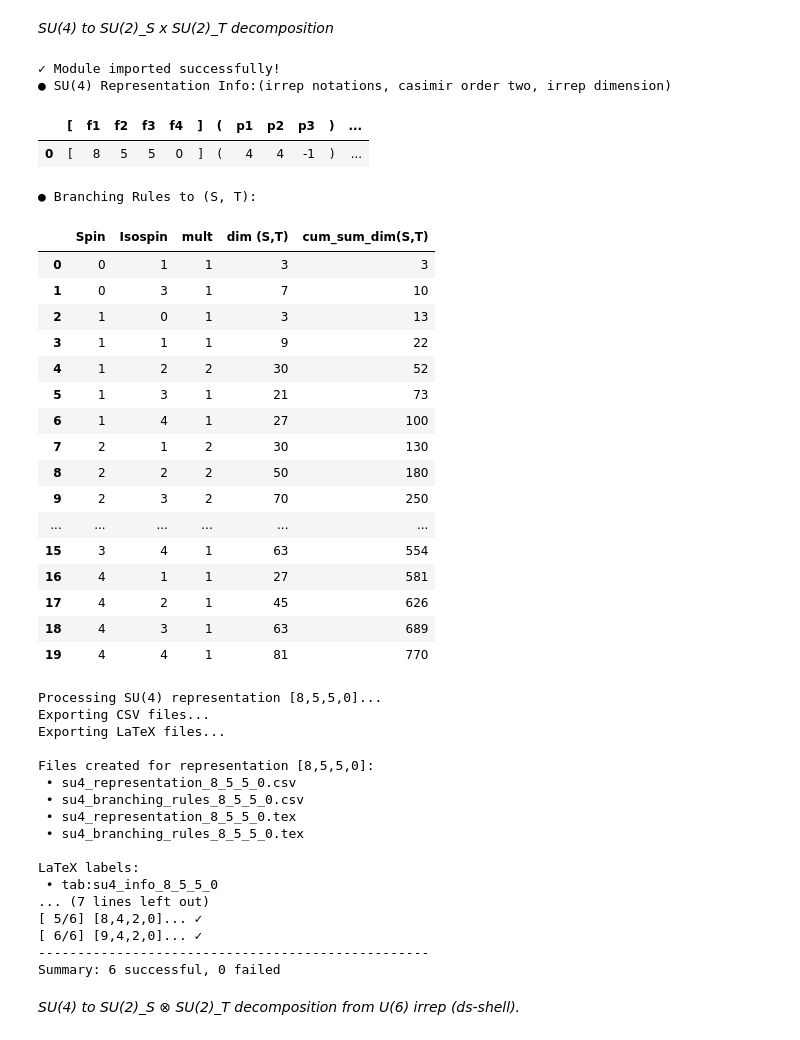
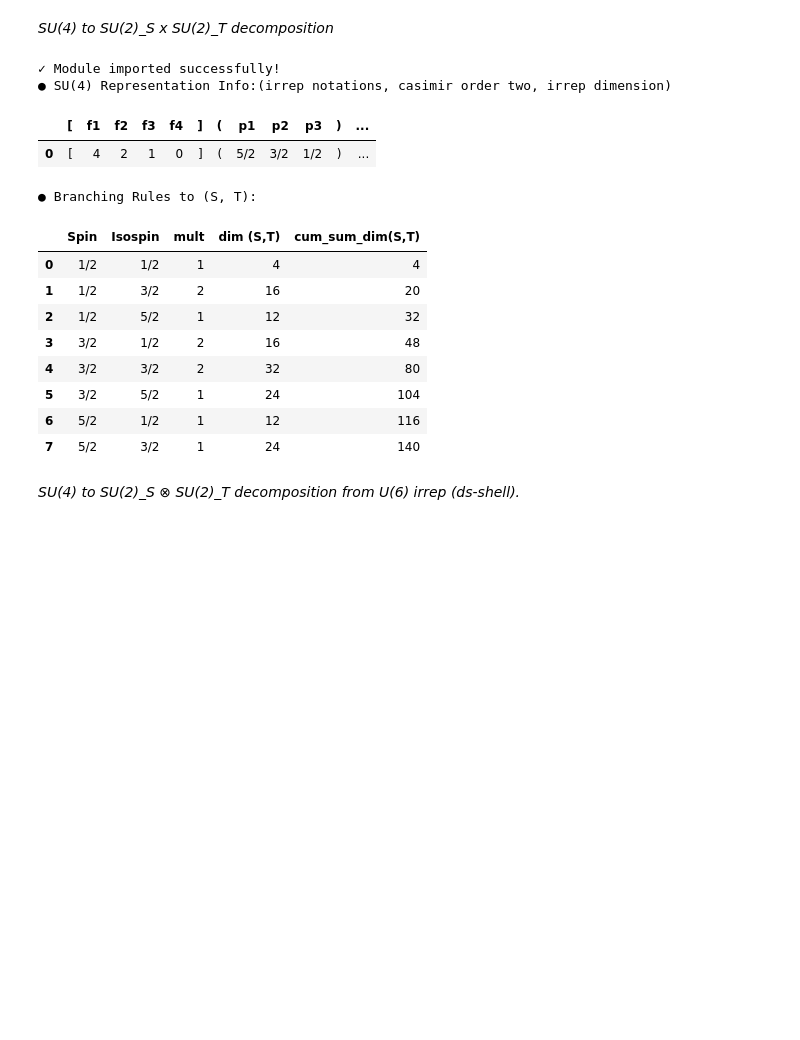
Before and after one commit to GFN-UdeA/su4-branching, a Jupyter notebook: su4branching_test.ipynb, the cells around one changed output. Drawn from its saved outputs; the diff is of its cells as text; code cells hidden in the pictures; blank space fills up the shorter version.

```diff
--- a/su4branching_test.ipynb
+++ b/su4branching_test.ipynb
@@ -5,81 +5,56 @@
 ## Calculate  SU(4) to SU(2)_S x SU(2)_T decomposition                                                 ##
 ##                                                                                                     ##
 ## Args:                                                                                               ##
-##        SU$_irrep: Valid U(6) irrep (4 non-increasing non-negative integers:f1,f2,f3,f4)             ##
+##       irrep (4 non-increasing non-negative integers:f1,f2,f3,f4)                                    ##
 ##                                                                                                     ##
 ##    Returns:                                                                                         ##
 ##        DataFrame with quantum numbers and dimensions                                                ##
 ##                                                                                                     ##
 ##    Developed by J.P. Valencia Valencia, S. Cordoba and R. Henao                                     ##
 #########################################################################################################
 import os, sys
-module_path = os.path.abspath("/home/pvalen/su4-branching/su4_branching") #<-----use the path to modules
+module_path = os.path.abspath("/home/pvalen/su4-branching/su4_branching") #<---use the path to modules
 if module_path not in sys.path:
     sys.path.append(module_path)
 import su4_branching
-#from su4_branching import racah_su4_to_st, u6_to_su4_irrep
 print("✓ Module imported successfully!")
 import numpy as np
 import pandas as pd
 pd.set_option('display.max_rows', None)
 pd.set_option('display.max_columns', None)
 pd.set_option('future.no_silent_downcasting', True)
 
 from su4_export import export_su4_with_labels, export_multiple_representations
 from pathlib import Path
 from typing import Tuple
 from fractions import Fraction
-# ----- ---------------------------------------------------------#<------ COMPUTE THE DATA -------------
-f1, f2, f3, f4 = 8,5,5,0                                    # <-- choose your representation here
+# ----- ---------------------------------------------------------
+#<------ COMPUTE THE DATA -------------
+f1, f2, f3, f4 = 4,2,1,0                                         # <-- choose your representation here
 su4_df, st_df   = su4_branching.racah_su4_to_st(f1, f2, f3, f4)  # <--show the dataframe
 
 ###-------------------------------export-representation to fomat latex-cvs------------------
 ### Single representation
-files = export_su4_with_labels(f1, f2, f3, f4, su4_branching)    #<-only one representation
+#files = export_su4_with_labels(f1, f2, f3, f4, su4_branching)    #<-only one representation
 
 ### Multiple representations
-reps = [(5,1,0,0),(4,2,0,0),(4,1,1,0),(5,3,2,0), (8,4,2,0), (9,4,2,0)]
-results = export_multiple_representations(reps, su4_branching)  #<---multiple representations
+#reps = [(4,2,0,0),(4,2,0,0),(4,1,1,0),(5,3,2,0), (8,4,2,0), (9,4,2,0)]
+#results = export_multiple_representations(reps, su4_branching)  #<---multiple representations
 # %% [output]
 ✓ Module imported successfully!
 ● SU(4) Representation Info:(irrep notations, casimir order two, irrep dimension)
 |  | [ | f1 | f2 | f3 | f4 | ] | ( | p1 | p2 | p3 | ) | ... |
-| 0 | [ | 8 | 5 | 5 | 0 | ] | ( | 4 | 4 | -1 | ) | ... |
+| 0 | [ | 4 | 2 | 1 | 0 | ] | ( | 5/2 | 3/2 | 1/2 | ) | ... |
 ● Branching Rules to (S, T):
 |  | Spin | Isospin | mult | dim (S,T) | cum_sum_dim(S,T) |
-| 0 | 0 | 1 | 1 | 3 | 3 |
-| 1 | 0 | 3 | 1 | 7 | 10 |
-| 2 | 1 | 0 | 1 | 3 | 13 |
-| 3 | 1 | 1 | 1 | 9 | 22 |
-| 4 | 1 | 2 | 2 | 30 | 52 |
-| 5 | 1 | 3 | 1 | 21 | 73 |
-| 6 | 1 | 4 | 1 | 27 | 100 |
-| 7 | 2 | 1 | 2 | 30 | 130 |
-| 8 | 2 | 2 | 2 | 50 | 180 |
-| 9 | 2 | 3 | 2 | 70 | 250 |
-| ... | ... | ... | ... | ... | ... |
-| 15 | 3 | 4 | 1 | 63 | 554 |
-| 16 | 4 | 1 | 1 | 27 | 581 |
-| 17 | 4 | 2 | 1 | 45 | 626 |
-| 18 | 4 | 3 | 1 | 63 | 689 |
-| 19 | 4 | 4 | 1 | 81 | 770 |
+| 0 | 1/2 | 1/2 | 1 | 4 | 4 |
+| 1 | 1/2 | 3/2 | 2 | 16 | 20 |
+| 2 | 1/2 | 5/2 | 1 | 12 | 32 |
+| 3 | 3/2 | 1/2 | 2 | 16 | 48 |
+| 4 | 3/2 | 3/2 | 2 | 32 | 80 |
+| 5 | 3/2 | 5/2 | 1 | 24 | 104 |
+| 6 | 5/2 | 1/2 | 1 | 12 | 116 |
+| 7 | 5/2 | 3/2 | 1 | 24 | 140 |
-Processing SU(4) representation [8,5,5,0]...
-Exporting CSV files...
-Exporting LaTeX files...
-
-Files created for representation [8,5,5,0]:
- • su4_representation_8_5_5_0.csv
- • su4_branching_rules_8_5_5_0.csv
- • su4_representation_8_5_5_0.tex
- • su4_branching_rules_8_5_5_0.tex
-
-LaTeX labels:
- • tab:su4_info_8_5_5_0
-... (7 lines left out)
-[ 5/6] [8,4,2,0]... ✓
-[ 6/6] [9,4,2,0]... ✓
---------------------------------------------------
-Summary: 6 successful, 0 failed
 # %% [markdown]
 *SU(4) to SU(2)_S ⊗ SU(2)_T decomposition from U(6) irrep (ds-shell).*
 # %%
```
Also changed, not shown: parts of 2 cells of this notebook.
